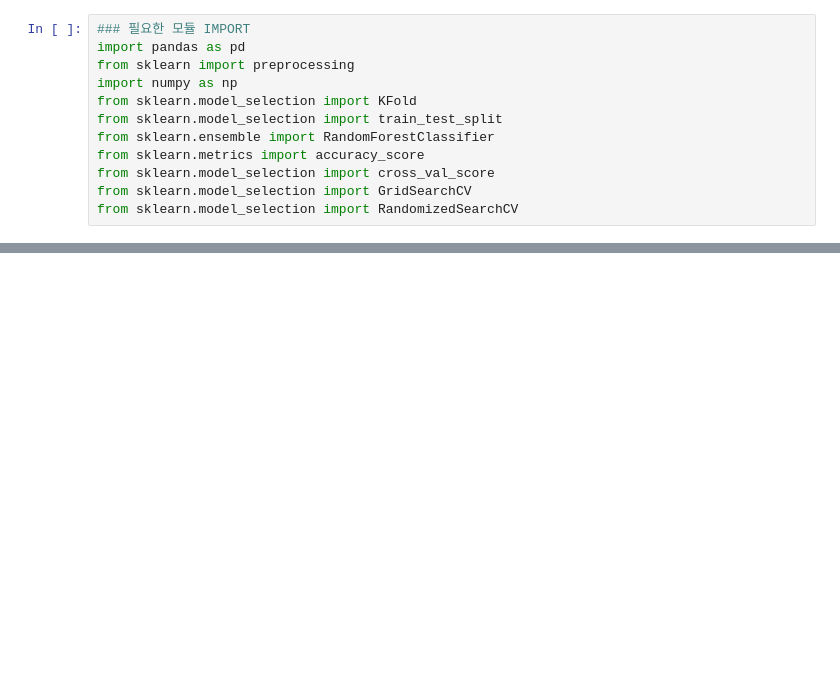
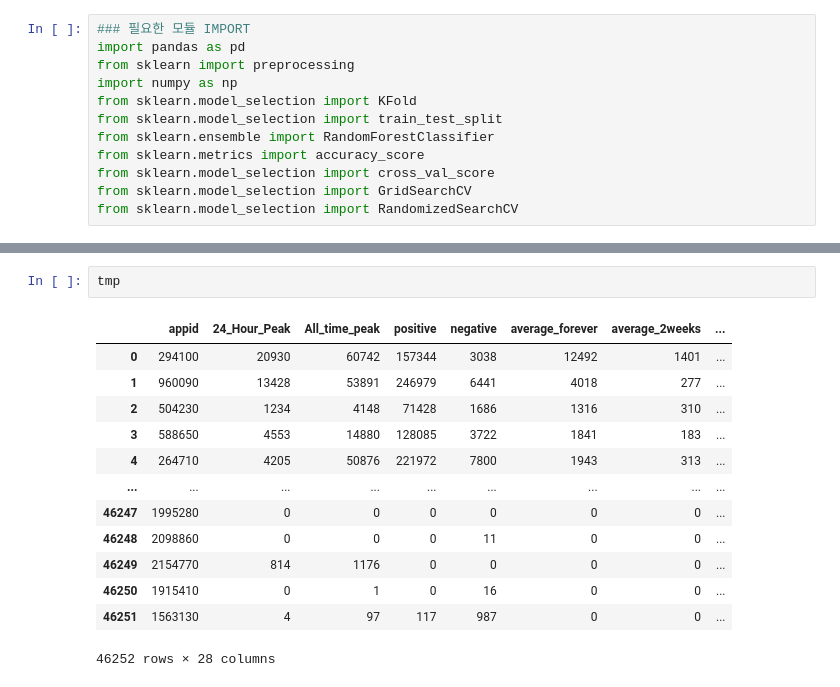
Before and after one commit to trevormoon/ASAC_ml_project, a Jupyter notebook: EDA/MPW/CODE/DATA_EDA/ml_rf_base.ipynb, the cells around one changed output, grey strips where cells are left out. Drawn from its saved outputs; the diff is of its cells as text; blank space fills up the shorter version.

```diff
--- a/EDA/MPW/CODE/DATA_EDA/ml_rf_base.ipynb
+++ b/EDA/MPW/CODE/DATA_EDA/ml_rf_base.ipynb
@@ -67,0 +653,16 @@ See the caveats in the documentation: https://pandas.pydata.org/pandas-docs/stab
+# %%
+tmp
+# %% [output]
+|  | appid | 24_Hour_Peak | All_time_peak | positive | negative | average_forever | average_2weeks | ... |
+| 0 | 294100 | 20930 | 60742 | 157344 | 3038 | 12492 | 1401 | ... |
+| 1 | 960090 | 13428 | 53891 | 246979 | 6441 | 4018 | 277 | ... |
+| 2 | 504230 | 1234 | 4148 | 71428 | 1686 | 1316 | 310 | ... |
+| 3 | 588650 | 4553 | 14880 | 128085 | 3722 | 1841 | 183 | ... |
+| 4 | 264710 | 4205 | 50876 | 221972 | 7800 | 1943 | 313 | ... |
+| ... | ... | ... | ... | ... | ... | ... | ... | ... |
+| 46247 | 1995280 | 0 | 0 | 0 | 0 | 0 | 0 | ... |
+| 46248 | 2098860 | 0 | 0 | 0 | 11 | 0 | 0 | ... |
+| 46249 | 2154770 | 814 | 1176 | 0 | 0 | 0 | 0 | ... |
+| 46250 | 1915410 | 0 | 1 | 0 | 16 | 0 | 0 | ... |
+| 46251 | 1563130 | 4 | 97 | 117 | 987 | 0 | 0 | ... |
+46252 rows × 28 columns
```
Also changed, not shown: parts of 29 cells of this notebook, 4 other files.
